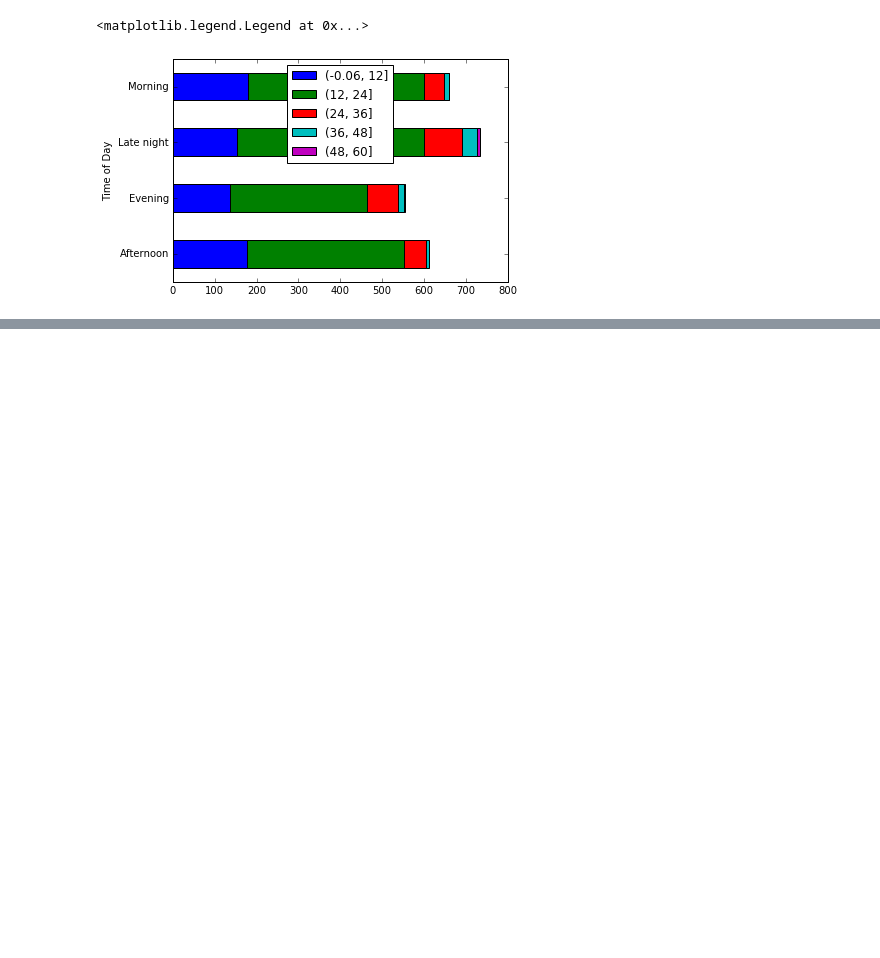
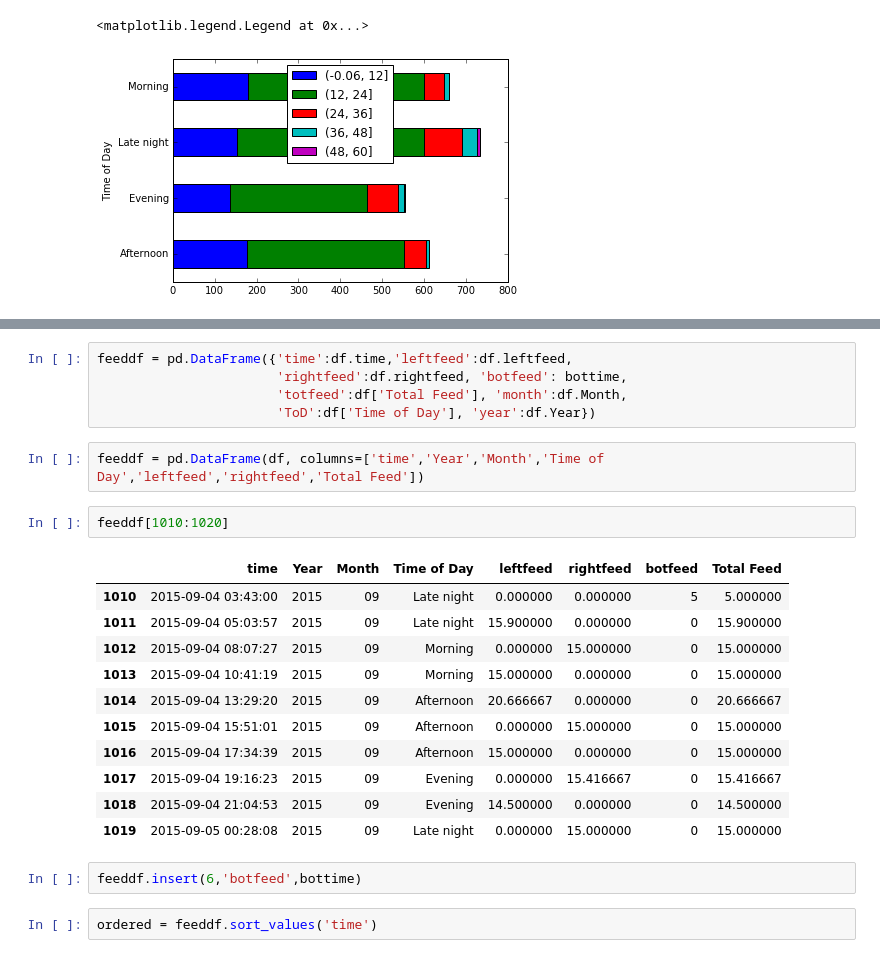
Before and after one commit to randirl17/FeedingTimes, a Jupyter notebook: nursing.ipynb, the cells around one changed output, grey strips where cells are left out. Cells and saved outputs as stored; diff of their text form; blank space fills up the shorter version.

```diff
--- a/nursing.ipynb
+++ b/nursing.ipynb
@@ -321,0 +319,25 @@ plt.legend(loc='best')
+# %%
+feeddf = pd.DataFrame({'time':df.time,'leftfeed':df.leftfeed,
+                       'rightfeed':df.rightfeed, 'botfeed': bottime,
+                       'totfeed':df['Total Feed'], 'month':df.Month,
+                       'ToD':df['Time of Day'], 'year':df.Year})
+# %%
+feeddf = pd.DataFrame(df, columns=['time','Year','Month','Time of Day','leftfeed','rightfeed','Total Feed'])
+# %%
+feeddf[1010:1020]
+# %% [output]
+|  | time | Year | Month | Time of Day | leftfeed | rightfeed | botfeed | Total Feed |
+| 1010 | 2015-09-04 03:43:00 | 2015 | 09 | Late night | 0.000000 | 0.000000 | 5 | 5.000000 |
+| 1011 | 2015-09-04 05:03:57 | 2015 | 09 | Late night | 15.900000 | 0.000000 | 0 | 15.900000 |
+| 1012 | 2015-09-04 08:07:27 | 2015 | 09 | Morning | 0.000000 | 15.000000 | 0 | 15.000000 |
+| 1013 | 2015-09-04 10:41:19 | 2015 | 09 | Morning | 15.000000 | 0.000000 | 0 | 15.000000 |
+| 1014 | 2015-09-04 13:29:20 | 2015 | 09 | Afternoon | 20.666667 | 0.000000 | 0 | 20.666667 |
+| 1015 | 2015-09-04 15:51:01 | 2015 | 09 | Afternoon | 0.000000 | 15.000000 | 0 | 15.000000 |
+| 1016 | 2015-09-04 17:34:39 | 2015 | 09 | Afternoon | 15.000000 | 0.000000 | 0 | 15.000000 |
+| 1017 | 2015-09-04 19:16:23 | 2015 | 09 | Evening | 0.000000 | 15.416667 | 0 | 15.416667 |
+| 1018 | 2015-09-04 21:04:53 | 2015 | 09 | Evening | 14.500000 | 0.000000 | 0 | 14.500000 |
+| 1019 | 2015-09-05 00:28:08 | 2015 | 09 | Late night | 0.000000 | 15.000000 | 0 | 15.000000 |
+# %%
+feeddf.insert(6,'botfeed',bottime)
+# %%
+ordered = feeddf.sort_values('time')
```
Also changed, not shown: parts of 24 cells of this notebook, 2 other files.
